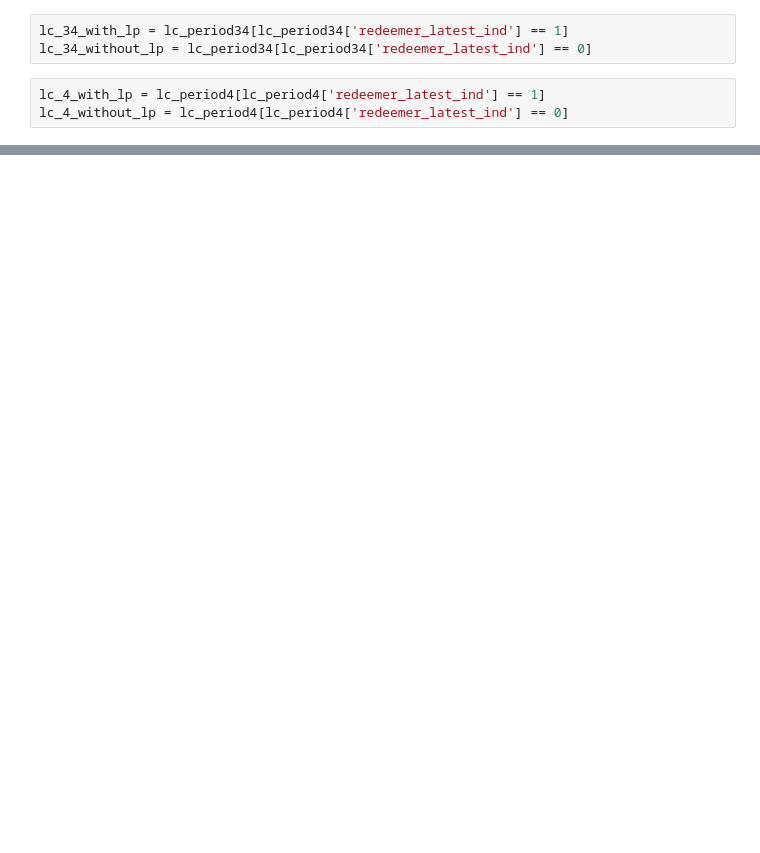
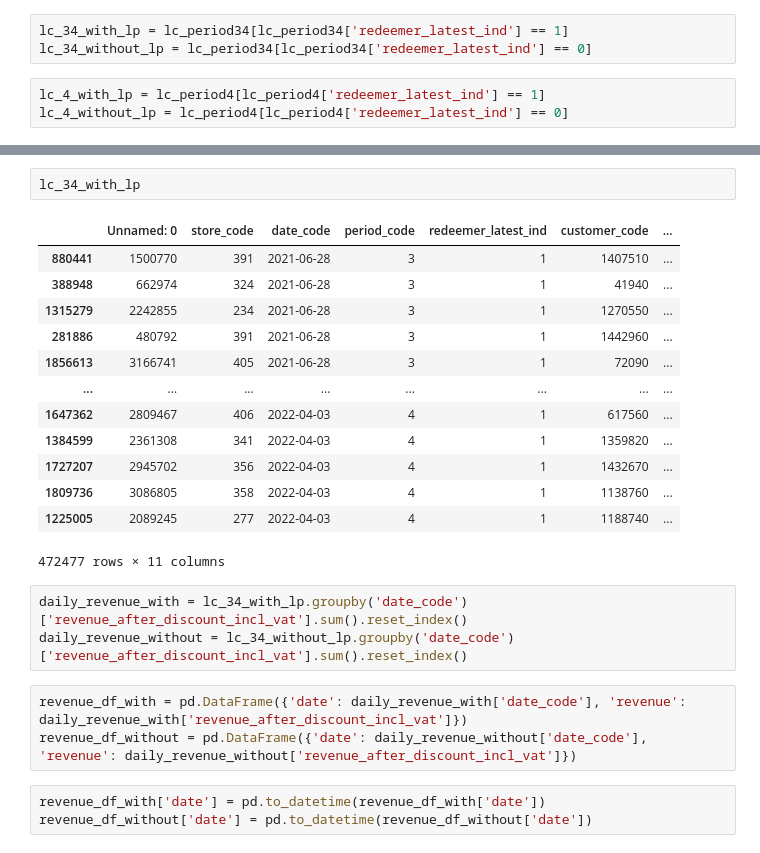
Before and after one commit to MaxMaas/JM0130-M-6, a Jupyter notebook: notebooks/identify_effect.ipynb, the cells around one changed output, grey strips where cells are left out. Drawn from its saved outputs; the diff is of its cells as text; blank space fills up the shorter version.

```diff
--- a/notebooks/identify_effect.ipynb
+++ b/notebooks/identify_effect.ipynb
@@ -59,0 +100,25 @@ Without LP  1982.9166741177974
+# %%
+lc_34_with_lp
+# %% [output]
+|  | Unnamed: 0 | store_code | date_code | period_code | redeemer_latest_ind | customer_code | ... |
+| 880441 | 1500770 | 391 | 2021-06-28 | 3 | 1 | 1407510 | ... |
+| 388948 | 662974 | 324 | 2021-06-28 | 3 | 1 | 41940 | ... |
+| 1315279 | 2242855 | 234 | 2021-06-28 | 3 | 1 | 1270550 | ... |
+| 281886 | 480792 | 391 | 2021-06-28 | 3 | 1 | 1442960 | ... |
+| 1856613 | 3166741 | 405 | 2021-06-28 | 3 | 1 | 72090 | ... |
+| ... | ... | ... | ... | ... | ... | ... | ... |
+| 1647362 | 2809467 | 406 | 2022-04-03 | 4 | 1 | 617560 | ... |
+| 1384599 | 2361308 | 341 | 2022-04-03 | 4 | 1 | 1359820 | ... |
+| 1727207 | 2945702 | 356 | 2022-04-03 | 4 | 1 | 1432670 | ... |
+| 1809736 | 3086805 | 358 | 2022-04-03 | 4 | 1 | 1138760 | ... |
+| 1225005 | 2089245 | 277 | 2022-04-03 | 4 | 1 | 1188740 | ... |
+472477 rows × 11 columns
+# %%
+daily_revenue_with = lc_34_with_lp.groupby('date_code')['revenue_after_discount_incl_vat'].sum().reset_index()
+daily_revenue_without = lc_34_without_lp.groupby('date_code')['revenue_after_discount_incl_vat'].sum().reset_index()
+# %%
+revenue_df_with = pd.DataFrame({'date': daily_revenue_with['date_code'], 'revenue': daily_revenue_with['revenue_after_discount_incl_vat']})
+revenue_df_without = pd.DataFrame({'date': daily_revenue_without['date_code'], 'revenue': daily_revenue_without['revenue_after_discount_incl_vat']})
+# %%
+revenue_df_with['date'] = pd.to_datetime(revenue_df_with['date'])
+revenue_df_without['date'] = pd.to_datetime(revenue_df_without['date'])
```
Also changed, not shown: parts of 32 cells of this notebook.
